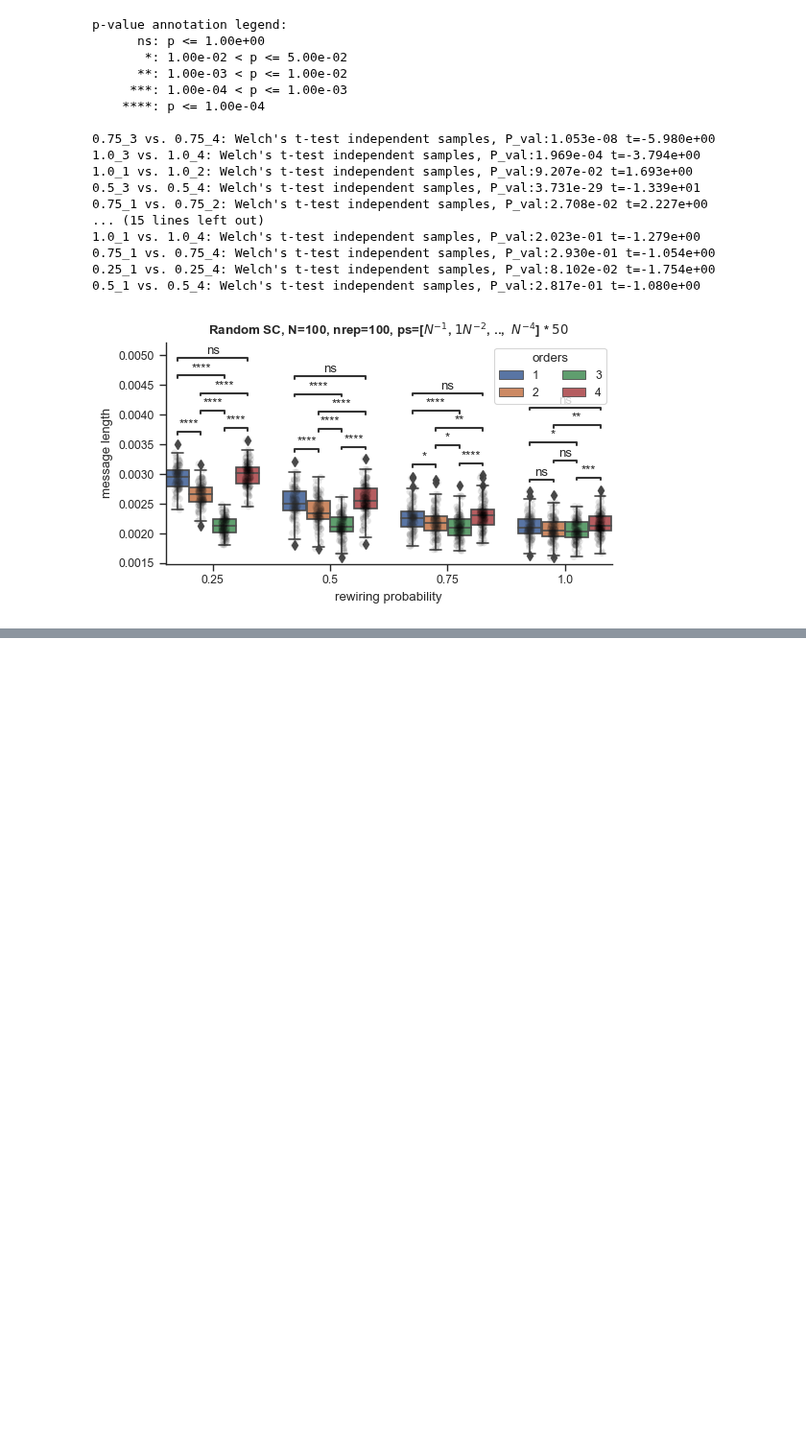
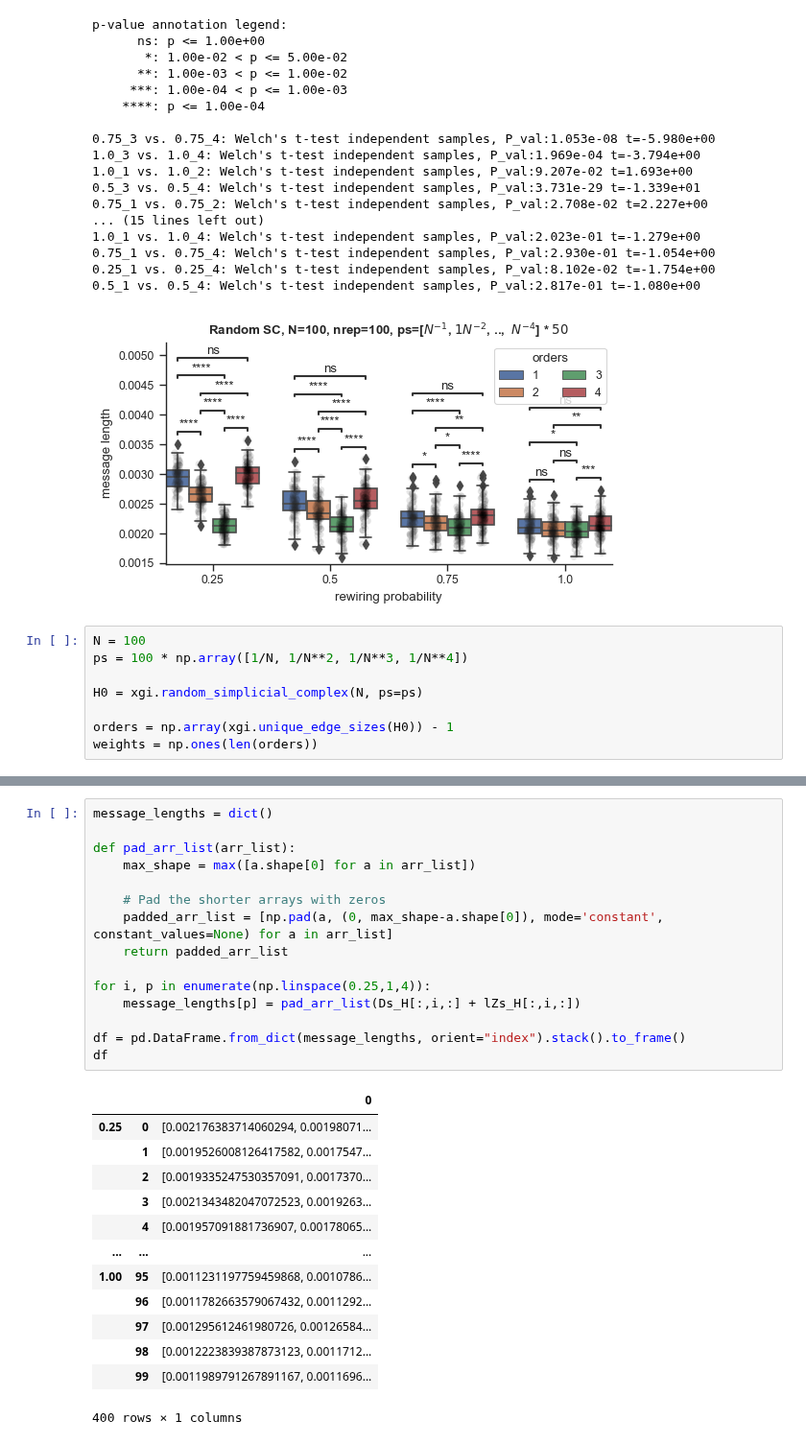
Before and after one commit to maximelucas/hypergraph_reducibility, a Jupyter notebook: notebooks/test_random_simplicial_complex_luca.ipynb, the cells around one changed output, grey strips where cells are left out. Shown at 96% size. Drawn from its saved outputs; the diff is of its cells as text; blank space fills up the shorter version.

```diff
--- a/notebooks/test_random_simplicial_complex_luca.ipynb
+++ b/notebooks/test_random_simplicial_complex_luca.ipynb
@@ -372,3 +372,11 @@ p-value annotation legend:
 0.25_1 vs. 0.25_4: Welch's t-test independent samples, P_val:8.102e-02 t=-1.754e+00
 0.5_1 vs. 0.5_4: Welch's t-test independent samples, P_val:2.817e-01 t=-1.080e+00
 [figure]
+# %%
+N = 100
+ps = 100 * np.array([1/N, 1/N**2, 1/N**3, 1/N**4])
+
+H0 = xgi.random_simplicial_complex(N, ps=ps)
+
+orders = np.array(xgi.unique_edge_sizes(H0)) - 1
+weights = np.ones(len(orders))
@@ -374,0 +408,29 @@ p-value annotation legend:
+# %%
+message_lengths = dict()
+
+def pad_arr_list(arr_list):
+    max_shape = max([a.shape[0] for a in arr_list])
+
+    # Pad the shorter arrays with zeros
+    padded_arr_list = [np.pad(a, (0, max_shape-a.shape[0]), mode='constant', constant_values=None) for a in arr_list]
+    return padded_arr_list
+
+for i, p in enumerate(np.linspace(0.25,1,4)):
+    message_lengths[p] = pad_arr_list(Ds_H[:,i,:] + lZs_H[:,i,:])
+
+df = pd.DataFrame.from_dict(message_lengths, orient="index").stack().to_frame()
+df
+# %% [output]
+|  |  | 0 |
+| 0.25 | 0 | [0.002176383714060294, 0.00198071... |
+|  | 1 | [0.0019526008126417582, 0.0017547... |
+|  | 2 | [0.0019335247530357091, 0.0017370... |
+|  | 3 | [0.0021343482047072523, 0.0019263... |
+|  | 4 | [0.001957091881736907, 0.00178065... |
+| ... | ... | ... |
+| 1.00 | 95 | [0.0011231197759459868, 0.0010786... |
+|  | 96 | [0.0011782663579067432, 0.0011292... |
+|  | 97 | [0.001295612461980726, 0.00126584... |
+|  | 98 | [0.0012223839387873123, 0.0011712... |
+|  | 99 | [0.0011989791267891167, 0.0011696... |
+400 rows × 1 columns
```
Also changed, not shown: parts of 5 cells of this notebook, 2 other files.
